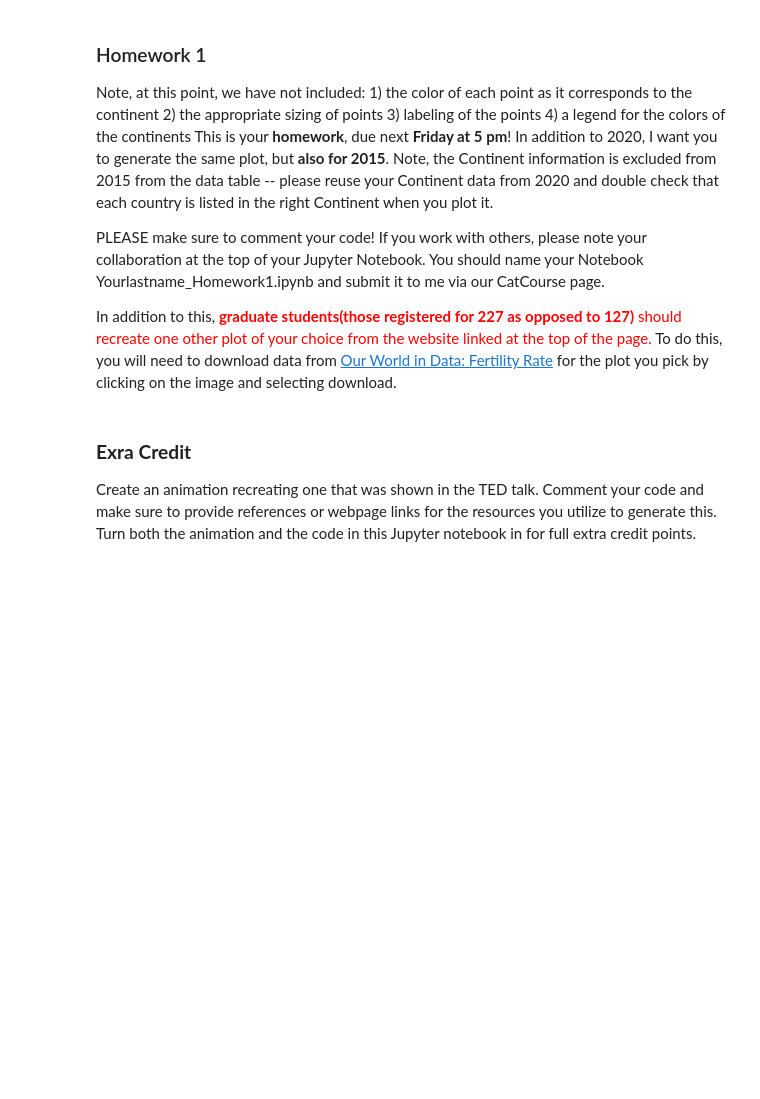
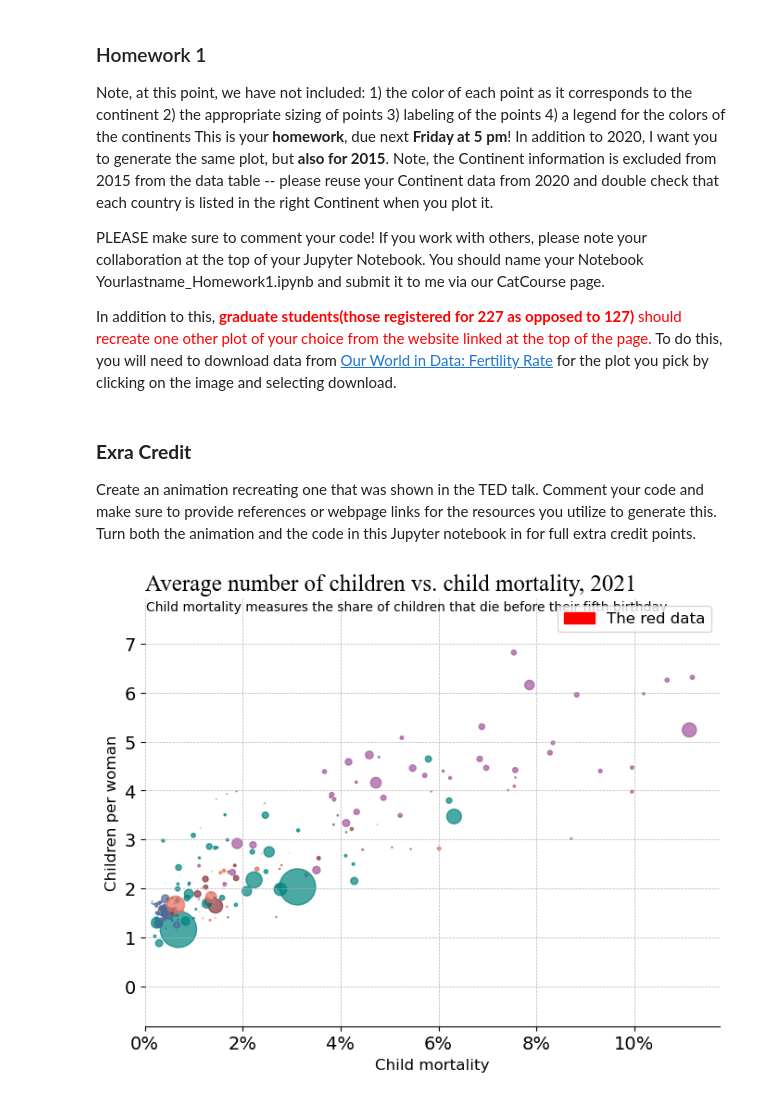
Before and after one commit to Amoac/Research, a Jupyter notebook: Sarah/Jupiter_Notebooks/Machine Learning Stuff/Discussion1.ipynb, the cells around one changed output. Saved outputs shown, nothing was run; the diff lists cells and outputs as text; code cells hidden in the pictures; blank space fills up the shorter version.

```diff
--- a/Sarah/Jupiter_Notebooks/Machine Learning Stuff/Discussion1.ipynb
+++ b/Sarah/Jupiter_Notebooks/Machine Learning Stuff/Discussion1.ipynb
@@ -466,4 +466,8 @@ mask_Nan = dataframe['Population (historical estimates)'
                  and 'Child mortality rate - Sex: all - Age: 0-4 - Variant: estimates'].notnull()
 
 df = dataframe[mask_Nan] # df will only contain the rows of data from dataframe that are `True' in the mask.
+df.reset_index(level=0, inplace=True)
+
+mask_2021 = df['Year'].values == 2021
+df_2021 = df[mask_2021]
 # %%
@@ -571,3 +577,45 @@ pop     = df_2021['Population (historical estimates)']
 
 #print(log_pop)
 #print(pop)
+# %%
+fig, ax = plt.subplots(figsize=(8, 6))
+
+x = df_2021['Child mortality rate - Sex: all - Age: 0-4 - Variant: estimates']
+y = df_2021['Fertility rate - Sex: all - Age: all - Variant: estimates']
+
+volume = (pop - np.min(pop)) / (np.max(pop) - np.min(pop))*800 #makes the data markers reflect population size
+#close = 0.003 * pop[:-2] / 0.003 * pop[:-2]
+
+ax.scatter(x, y, s=volume,c=color,label='2021', alpha=.7)
+
+font = {'size'   : 12}    # default font size
+plt.rc('font', **font)
+plt.rc('xtick', labelsize=14)
+plt.rc('ytick', labelsize=14)
+
+plt.xlabel('Child mortality')
+plt.ylabel('Children per woman')
+plt.grid(linestyle = '--', linewidth = 0.5)
+plt.axis('equal')
+
+#removing the spines of the graph
+ax.spines['top'].set_visible(False)
+ax.spines['right'].set_visible(False)
+ax.spines['left'].set_visible(False)
+
+ax.set_ylim(ymin=0)
+ax.set_xlim(xmin=0)
+
+ax.xaxis.set_major_formatter(mtick.PercentFormatter(decimals=0))#add the '%' symbol to the bottom axis
+plt.legend(fontsize=12, loc='upper right')
+red_patch = mpatches.Patch(color='red', label='The red data')
+ax.legend(handles=[red_patch])
+
+
+plt.title('Average number of children vs. child mortality, 2021',fontname='Times New Roman', fontsize=18,loc='left')
+plt.annotate('Child mortality measures the share of children that die before their fifth birthday'
+             , xy=(0.455, .97), xycoords='axes fraction', fontsize=10, ha='center')
+
+plt.show()
+# %% [output]
+[figure, added]
```
Also changed, not shown: parts of 2 cells of this notebook.
